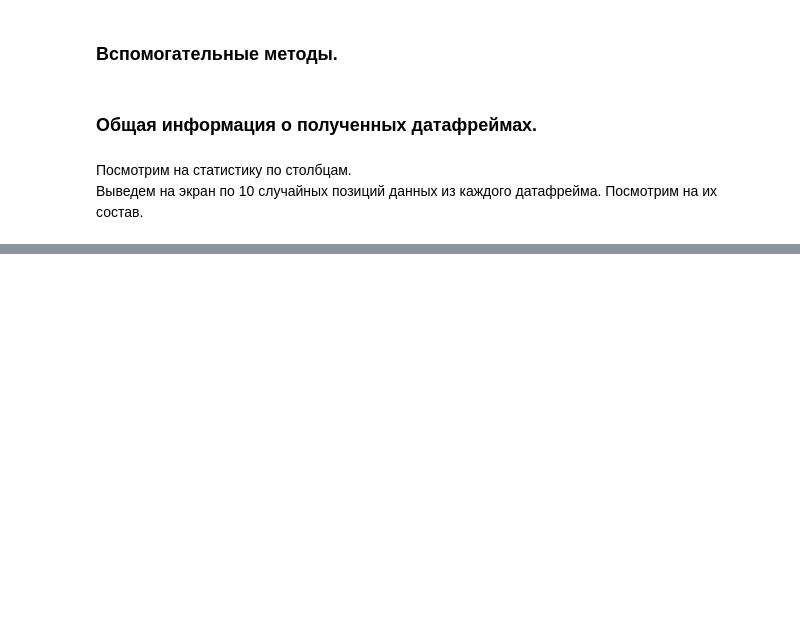
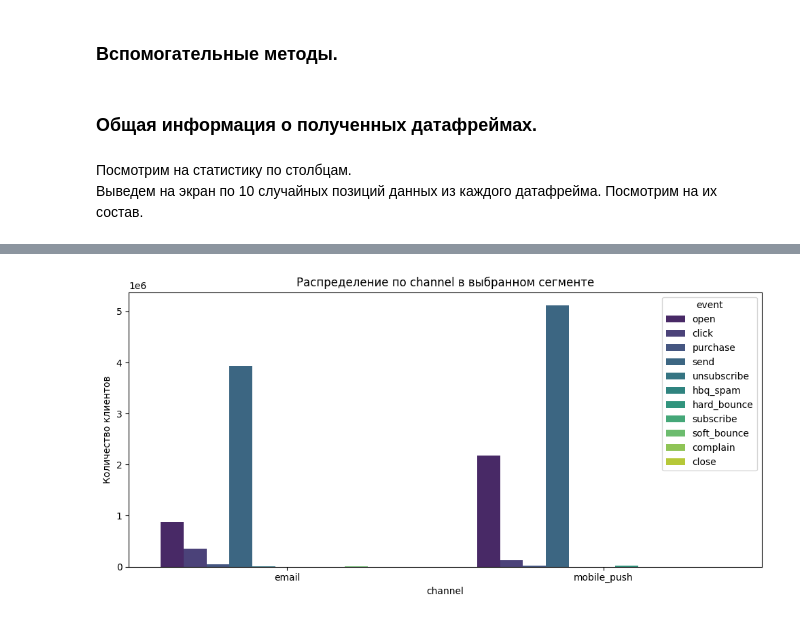
Before and after one commit to volkovask/marketing, a Jupyter notebook: marketing.ipynb, the cells around one changed output, grey strips where cells are left out. Cells and saved outputs as stored; diff of their text form; code cells hidden in the pictures; blank space fills up the shorter version.

```diff
--- a/marketing.ipynb
+++ b/marketing.ipynb
@@ -324,0 +448,2 @@ for name in df_names:
+# %%
+messages = messages.drop_duplicates()
@@ -353,0 +615,22 @@ channel          - ['email', 'mobile_push']
+# %%
+def custom_count(data=messages,
+                 figsize=(10, 5),
+                 x='channel',
+                 hue='event'):
+    plt.figure(figsize=figsize)
+    sns.countplot(data=data, x=x, palette='viridis', hue=hue)
+    plt.title(f'Распределение по {x.lower()} в выбранном сегменте')
+    # Автоповорот в зависимости от количества категорий
+    if len(data[x].unique()) > 7:
+        plt.xticks(rotation=45)
+    else:
+        plt.xticks(rotation=0)
+
+    plt.tight_layout()
+    plt.xlabel(x)
+    plt.ylabel('Количество клиентов')
+    plt.show()
+# %%
+custom_count()
+# %% [output]
+[figure, added]
```
Also changed, not shown: parts of 43 cells of this notebook.
